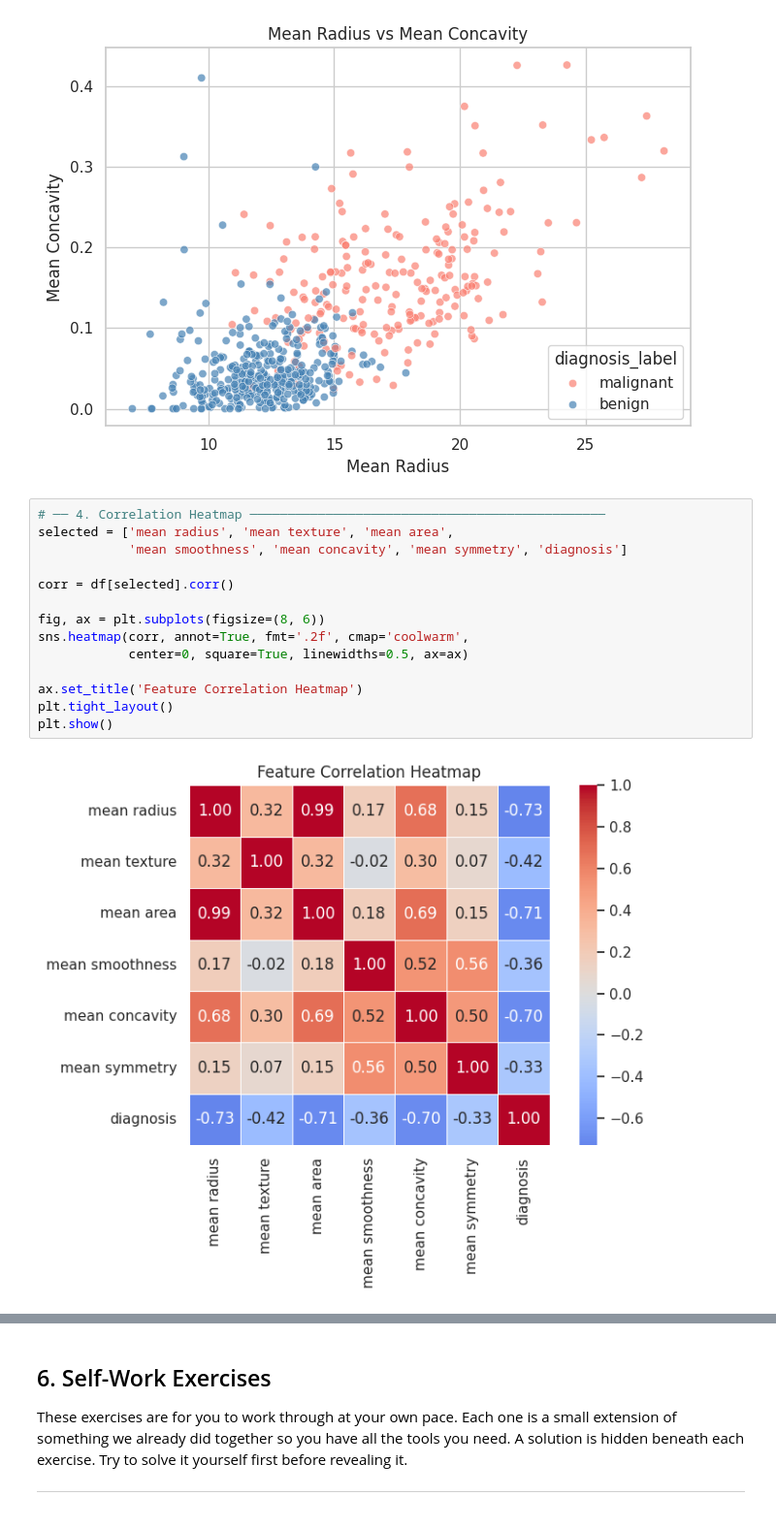
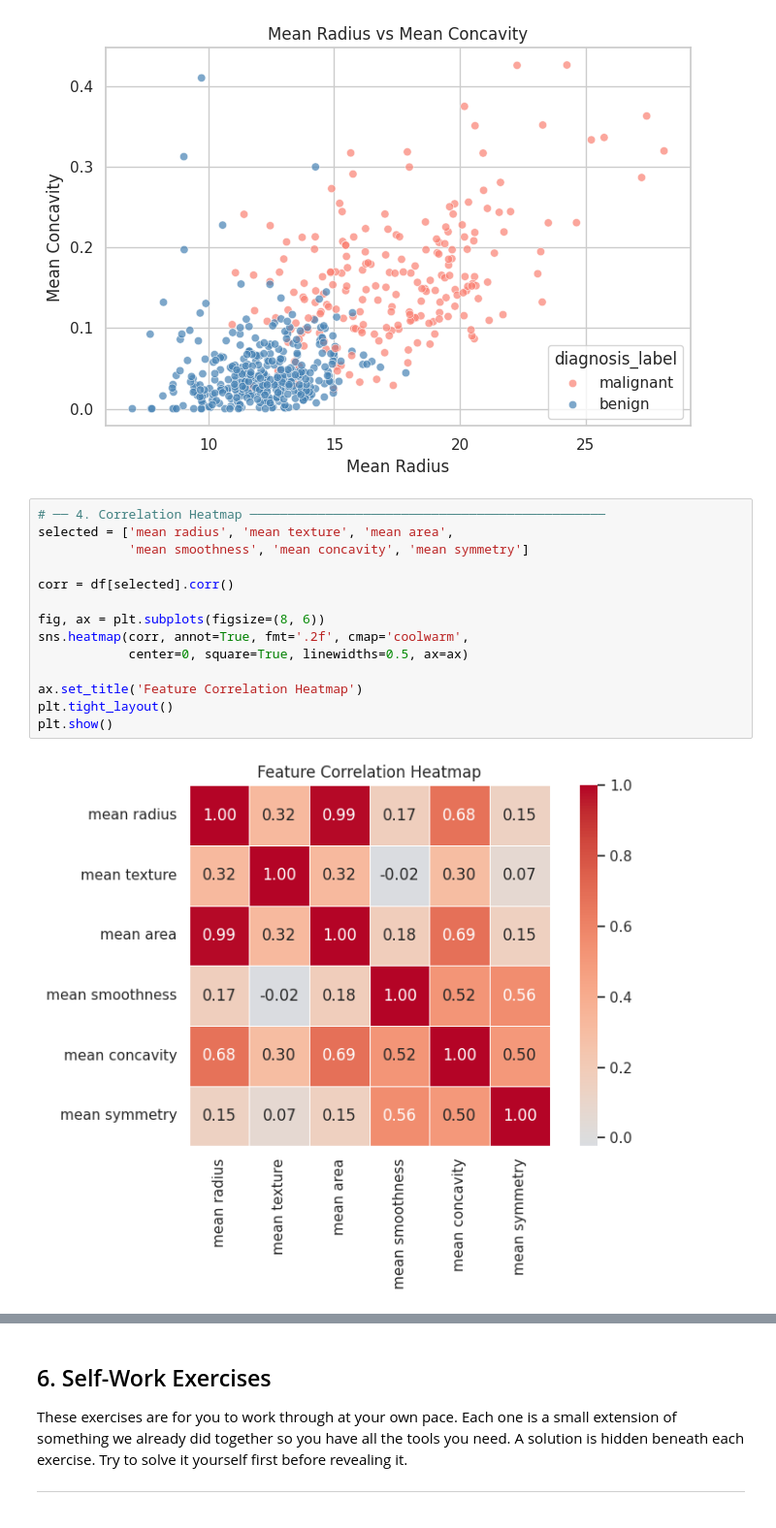
Before and after one commit to konkalaitzidis/2026-05-07-python-workshop, a Jupyter notebook: python_workshop.ipynb, the cells around one changed output, grey strips where cells are left out. Shown at 97% size. Saved outputs shown, nothing was run; the diff lists cells and outputs as text.

```diff
--- a/python_workshop.ipynb
+++ b/python_workshop.ipynb
@@ -440,19 +440,19 @@ plt.show()
 # %%
 # ── 4. Correlation Heatmap ───────────────────────────────────────────────
 selected = ['mean radius', 'mean texture', 'mean area',
-            'mean smoothness', 'mean concavity', 'mean symmetry', 'diagnosis']
+            'mean smoothness', 'mean concavity', 'mean symmetry']
 
 corr = df[selected].corr()
 
 fig, ax = plt.subplots(figsize=(8, 6))
 sns.heatmap(corr, annot=True, fmt='.2f', cmap='coolwarm',
             center=0, square=True, linewidths=0.5, ax=ax)
 
 ax.set_title('Feature Correlation Heatmap')
 plt.tight_layout()
 plt.show()
 # %% [output]
-[figure, old version]
+[figure, new version]
 # %% [markdown]
 ## 🔍 So what have we learned?
 
```
Also changed, not shown: parts of 5 cells of this notebook.
